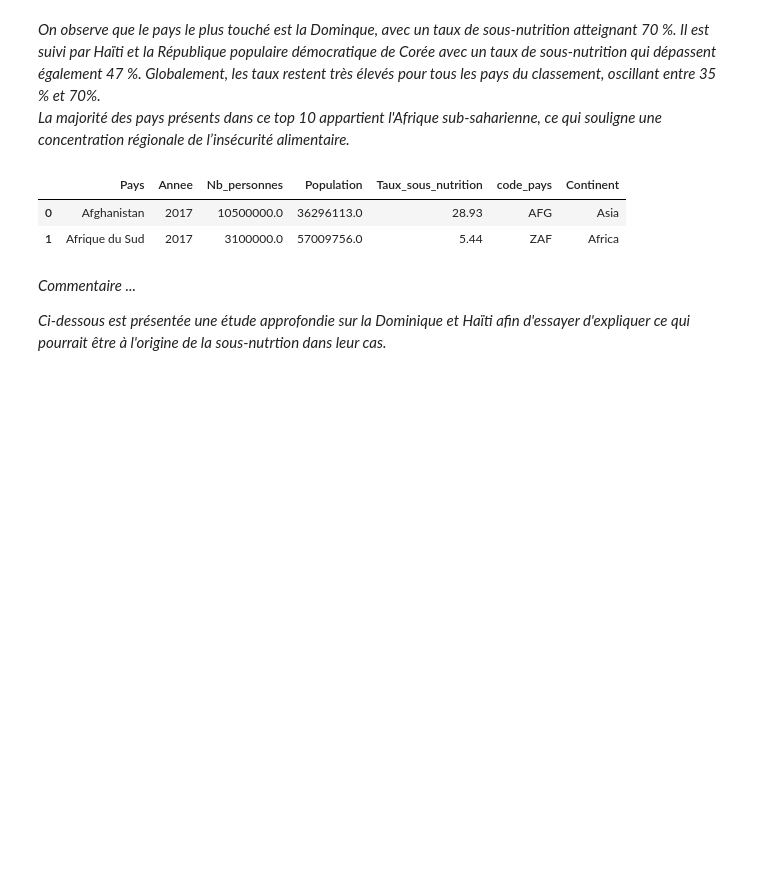
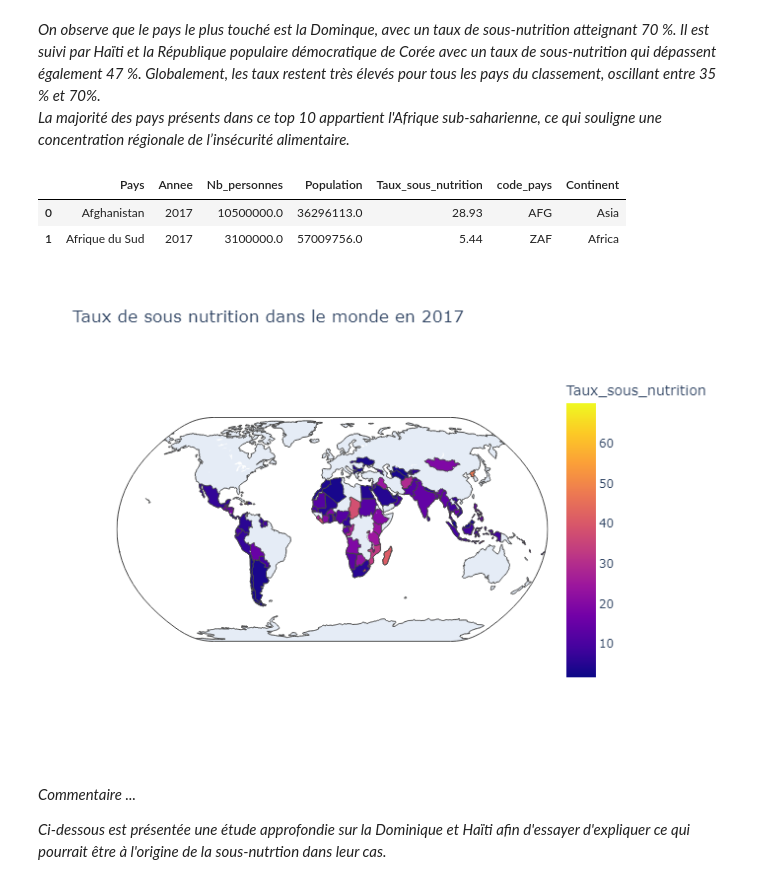
Before and after one commit to bigbong-K/projet4_Etude_Sante_public, a Jupyter notebook: main_projet.ipynb, the cells around one changed output. Saved outputs shown, nothing was run; the diff lists cells and outputs as text; code cells hidden in the pictures; blank space fills up the shorter version.

```diff
--- a/main_projet.ipynb
+++ b/main_projet.ipynb
@@ -1453,9 +1459,14 @@ data.head(2)
 | 0 | Afghanistan | 2017 | 10500000.0 | 36296113.0 | 28.93 | AFG | Asia |
 | 1 | Afrique du Sud | 2017 | 3100000.0 | 57009756.0 | 5.44 | ZAF | Africa |
 # %%
+# Active l'affichage en PNG pour GitHub
+pio.renderers.default = 'png'
+
 fig = px.choropleth(data_frame=data, locations="code_pays", color="Taux_sous_nutrition",
                     hover_name="Pays", projection="natural earth", title="Taux de sous nutrition dans le monde en 2017")
 fig.show()
+# %% [output]
+[figure, added]
 # %% [markdown]
 <p><i>Commentaire ... </i></p>
 
```
Also changed, not shown: parts of 12 cells of this notebook.
